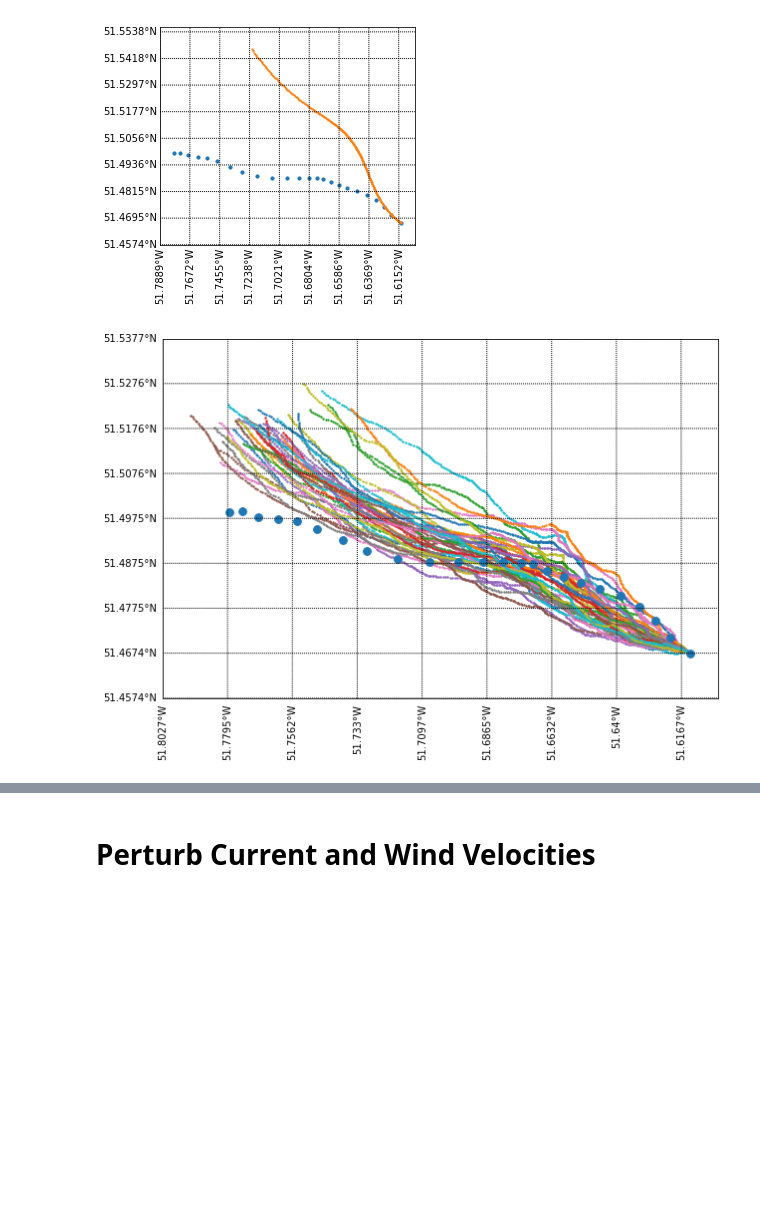
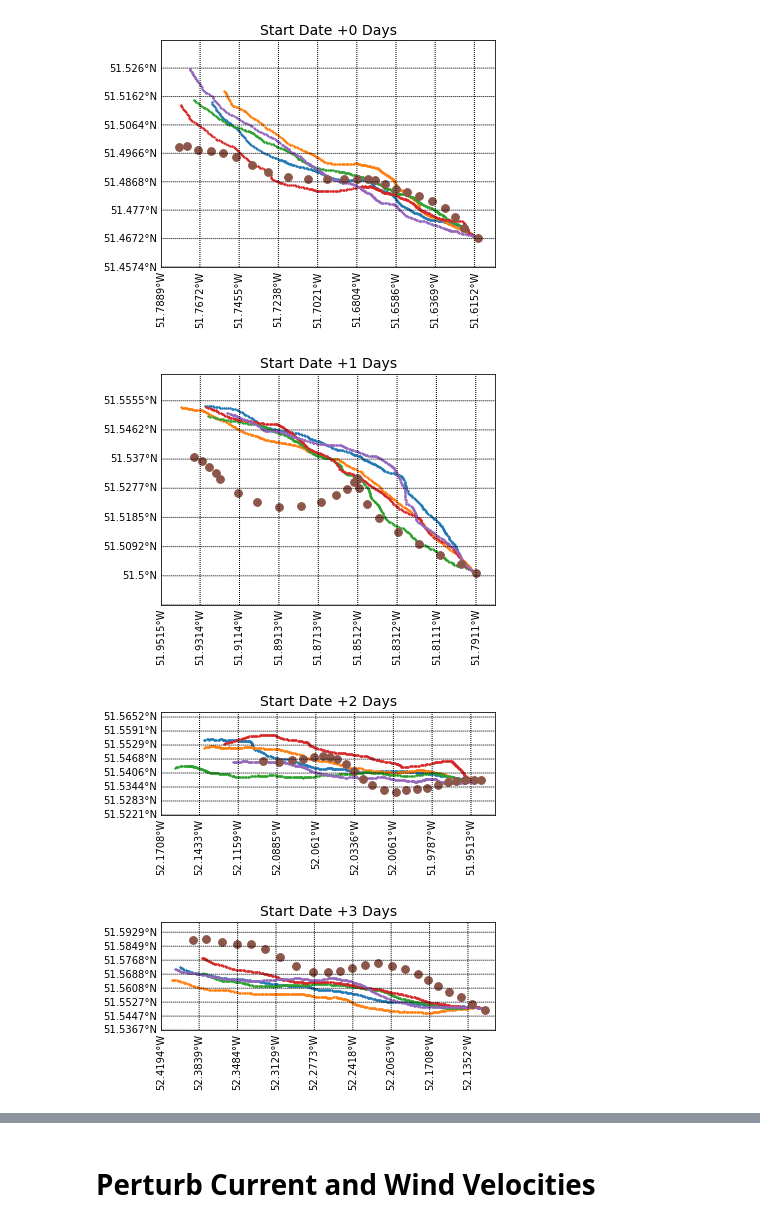
Before and after one commit to jmunroe/IceDEF, a Jupyter notebook: notebooks/ensemble.ipynb, the cells around one changed output, grey strips where cells are left out. Drawn from its saved outputs; the diff is of its cells as text; code cells hidden in the pictures; blank space fills up the shorter version.

Commit message:
ran simulations using test cases of the same berg at snap shots in time of 1 day

```diff
--- a/notebooks/ensemble.ipynb
+++ b/notebooks/ensemble.ipynb
@@ -16,28 +16,41 @@ from icedef import statoil_arcticnet_data as sd
 plot_dir = './plots/'
 data_dir = './data/'
 # %%
-tc = test_case.TestCaseB()
-sim_args = tc.time_frame, tc.start_location, tc.start_velocity
-sim = simulator.Simulator(*sim_args)
-reference_data_dict = {'time': tc.ref_times, 'latitude': tc.ref_lats.values, 'longitude': tc.ref_lons.values}
-sim.results.add_from_dict(reference_data_dict, label='reference')
-sim.run_simulation(label='default')
+tcs = {}
+sims = {}
+
+for i in range(5):
+
+    tc = test_case.TestCaseB(add_timedelta=np.timedelta64(i, 'D'))
+    sim_args = tc.time_frame, tc.start_location, tc.start_velocity
+    sim = simulator.Simulator(*sim_args)
+    reference_data_dict = {'time': tc.ref_times, 'latitude': tc.ref_lats.values, 'longitude': tc.ref_lons.values}
+    sim.results.add_from_dict(reference_data_dict, label='reference')
+    tcs[str(i)] = tc
+    sims[str(i)] = sim
-# %%
-fig, ax = sim.results.plot(['reference', 'default'], sizes=[10, 1])
-# %% [output]
-[figure, removed]
 # %%
 Ca, Cw = 0.01, 0.5
 run_sim_kwargs = {'Ca': Ca, 'Cw': Cw, 'perturb_current': True, 'perturb_wind': True, 'smoothing_constant': 1}
-labels = []
-N = 40
+
+N = 5
+
 for i in range(N):
-    sim.run_simulation(label=f'{i}', **run_sim_kwargs)
-    labels.append(f'{i}')
-labels.append('reference')
+    for j in range(len(tcs)):
+
+        sim = sims[str(j)]
+        sim.run_simulation(label=f'{i}', **run_sim_kwargs)
+
+labels = [str(i) for i in range(N)] + ['reference']
 # %%
 sizes = [2] * N + [60]
-plt.rcParams['figure.figsize'] = (10, 10)
-fig, ax = sim.results.plot(labels, sizes=sizes)#, labels=labels)
+plt.rcParams['figure.figsize'] = (6, 6)
+
+for i in range(len(tcs)):
+    sim = sims[str(i)]
+    title = f'Start Date +{i} Days'
+    fig, ax = sim.results.plot(labels, sizes=sizes, title=title)
 # %% [output]
-[figure, old version]
+[figure, new version]
+[figure, added]
+[figure, added]
+[figure, added]
```
Also changed, not shown: parts of 4 cells of this notebook.
